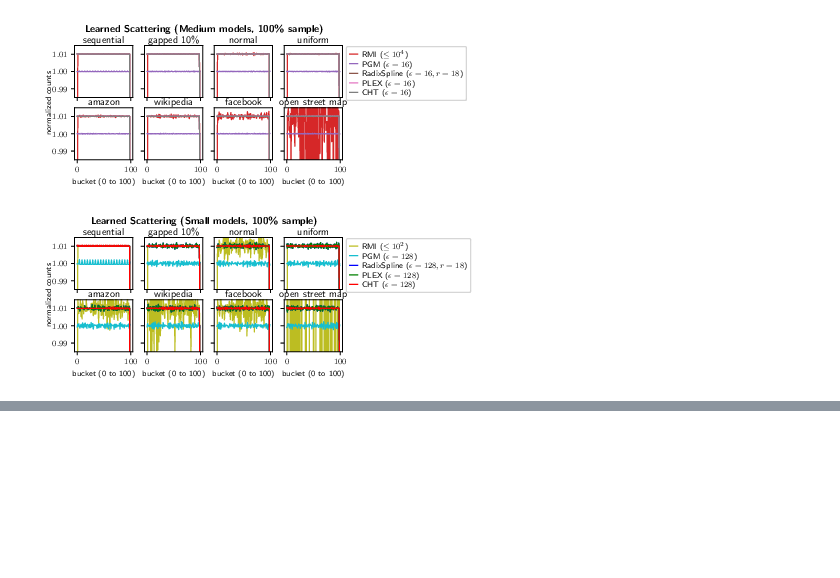
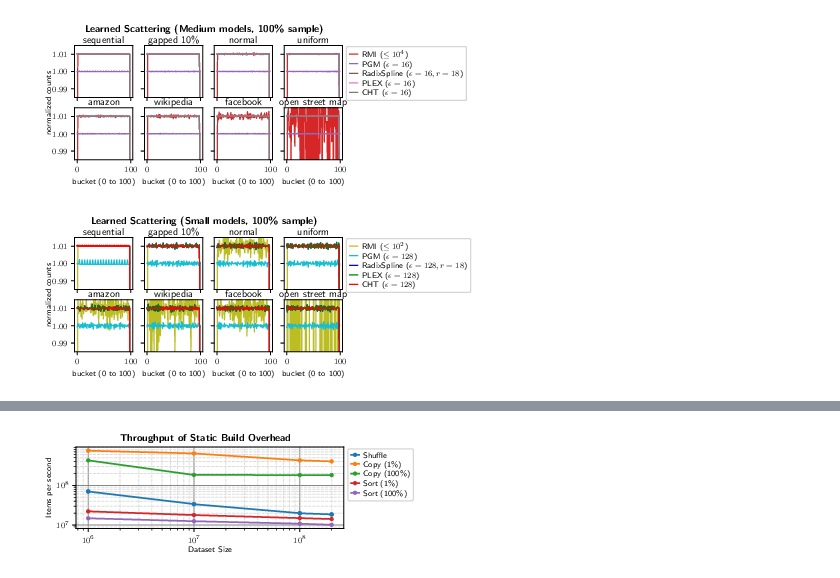
Before and after one commit to DominikHorn/learned-hashing, a Jupyter notebook: plots/plots.ipynb, the cells around one changed output, grey strips where cells are left out. Drawn from its saved outputs; the diff is of its cells as text; code cells hidden in the pictures; blank space fills up the shorter version.

Commit message:
plot static build overhead

```diff
--- a/plots/plots.ipynb
+++ b/plots/plots.ipynb
@@ -522,3 +501,50 @@ plot_build_time(th_df, "build", build_throughput_key)
+# %%
+def plot_build_overhead(data):
+    data = data[[rounded_dataset_size_key, sample_size_key, shuffle_throughput_key, sample_throughput_key, sample_sort_throughput_key]]\
+        .sort_values(by=[rounded_dataset_size_key, sample_size_key])\
+        .groupby(by=[rounded_dataset_size_key, sample_size_key], sort=False, as_index=False)\
+        .median()
+
+    fig, ax = plt.subplots(figsize=(fig_width*0.8, fig_height))
+
+    ax.set_xscale('log')
+    ax.set_yscale('log')
+
+
+    ax.plot(rounded_dataset_size_key, shuffle_throughput_key, data=data, label="Shuffle", linewidth=1.5, marker='.')
+    for sample_size in [1, 100]:
+        df = data[data[sample_size_key] == sample_size]
+        ax.plot(rounded_dataset_size_key, sample_throughput_key, data=df, label=f"Copy ({sample_size}%)", linewidth=1.5, marker='.')
+    for sample_size in [1, 100]:
+        df = data[data[sample_size_key] == sample_size]
+        ax.plot(rounded_dataset_size_key, sample_sort_throughput_key, data=df, label=f"Sort ({sample_size}%)", linewidth=1.5, marker='.')
+
+
+    fig.legend(
+        loc="upper left",
+        bbox_to_anchor=(0.9, 0.9),
+        ncol=1,
+        borderpad=0.4,
+        labelspacing=0.2,
+        handlelength=1.0,
+        handletextpad=0.5,
+        columnspacing=0.7
+    )
+
+    ax.grid(linestyle="-", axis="both", which="major", color="#888")
+    ax.grid(linestyle="--", axis="both", which="minor", color="#DDD")
+
+    ax.set_xlabel("Dataset Size")
+    ax.set_ylabel("Items per second")
+
+    fig.suptitle(f"Throughput of Static Build Overhead", y=1.0, fontweight="bold")
+
+    fig.savefig(f"build_overhead.pdf", bbox_inches="tight", dpi=300)
+    fig.savefig(f"build_overhead.pgf", bbox_inches="tight", dpi=300)
+
+plot_build_overhead(th_df)
+# %% [output]
+[figure, added]
 # %%
 def plot_space_vs_time(data, title=None, xmax=None, ymax=None, yticks=None):
     dists = set(data[probing_dist_key])
```
Also changed, not shown: parts of 4 cells of this notebook.
